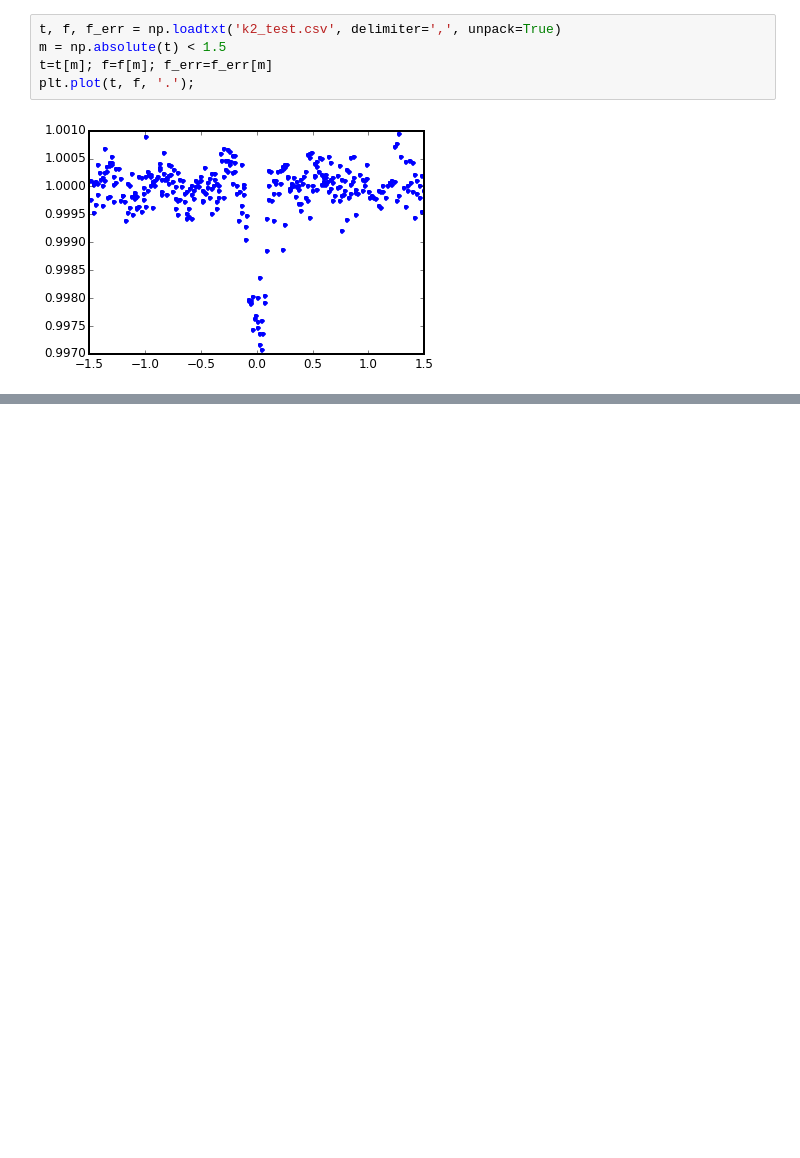
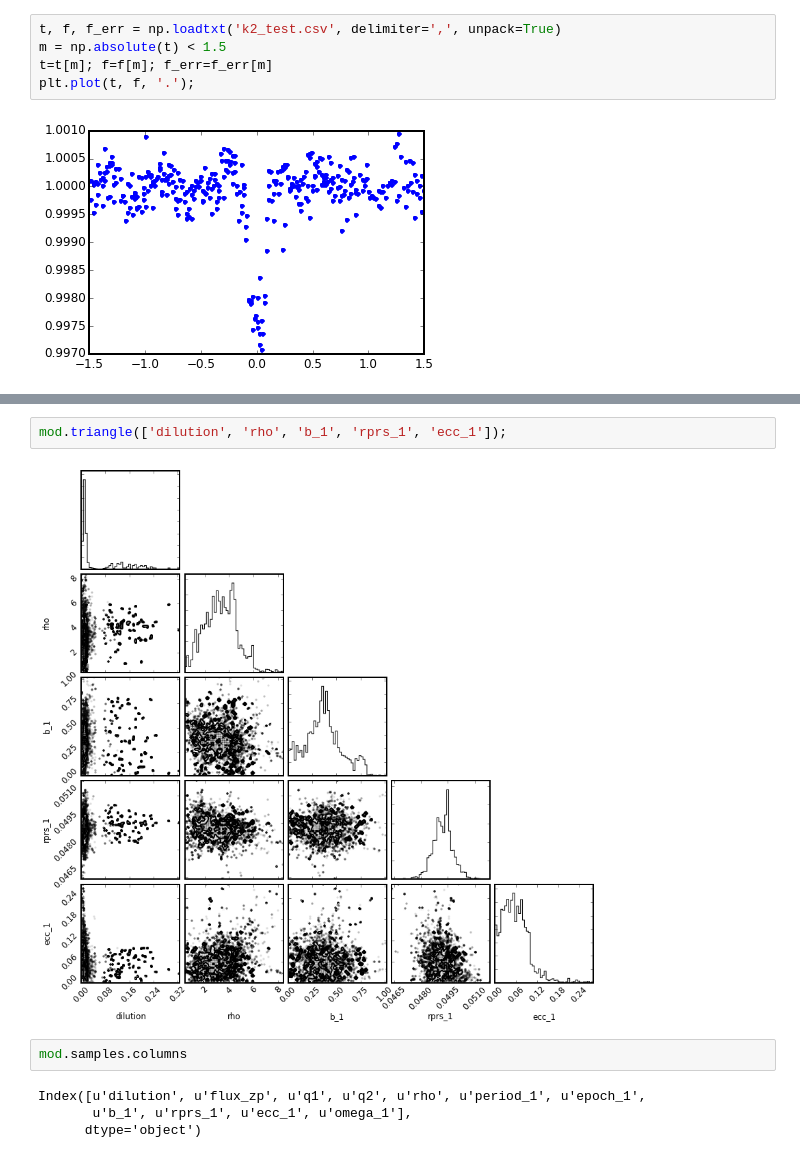
Before and after one commit to timothydmorton/transit-fitting, a Jupyter notebook: notebooks/k2_testing.ipynb, the cells around one changed output, grey strips where cells are left out. Drawn from its saved outputs; the diff is of its cells as text; blank space fills up the shorter version.

```diff
--- a/notebooks/k2_testing.ipynb
+++ b/notebooks/k2_testing.ipynb
@@ -16,0 +32,10 @@ Hmm, some disturbing residuals here.  But moving on... let's load up the stellar
+# %%
+mod.triangle(['dilution', 'rho', 'b_1', 'rprs_1', 'ecc_1']);
+# %% [output]
+[figure, added]
+# %%
+mod.samples.columns
+# %% [output]
+Index([u'dilution', u'flux_zp', u'q1', u'q2', u'rho', u'period_1', u'epoch_1',
+       u'b_1', u'rprs_1', u'ecc_1', u'omega_1'],
+      dtype='object')
```
Also changed, not shown: parts of 14 cells of this notebook, 3 other files.
